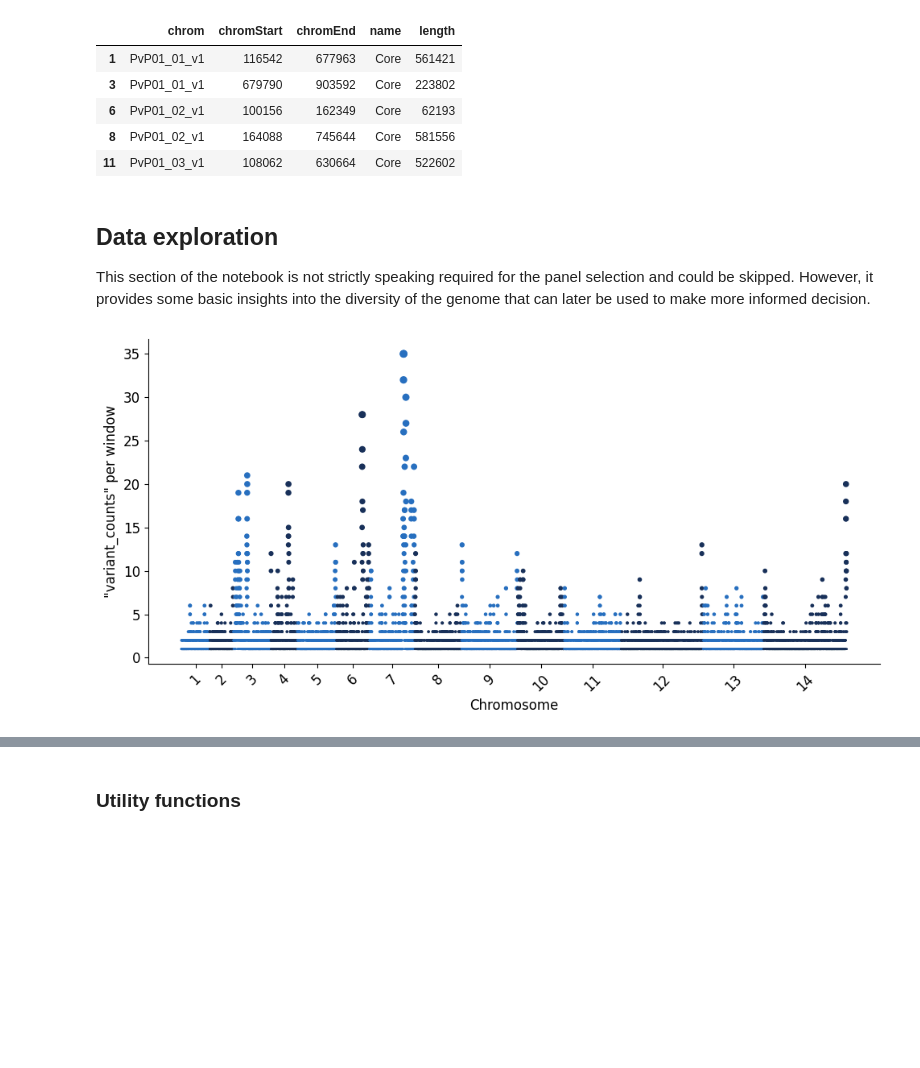
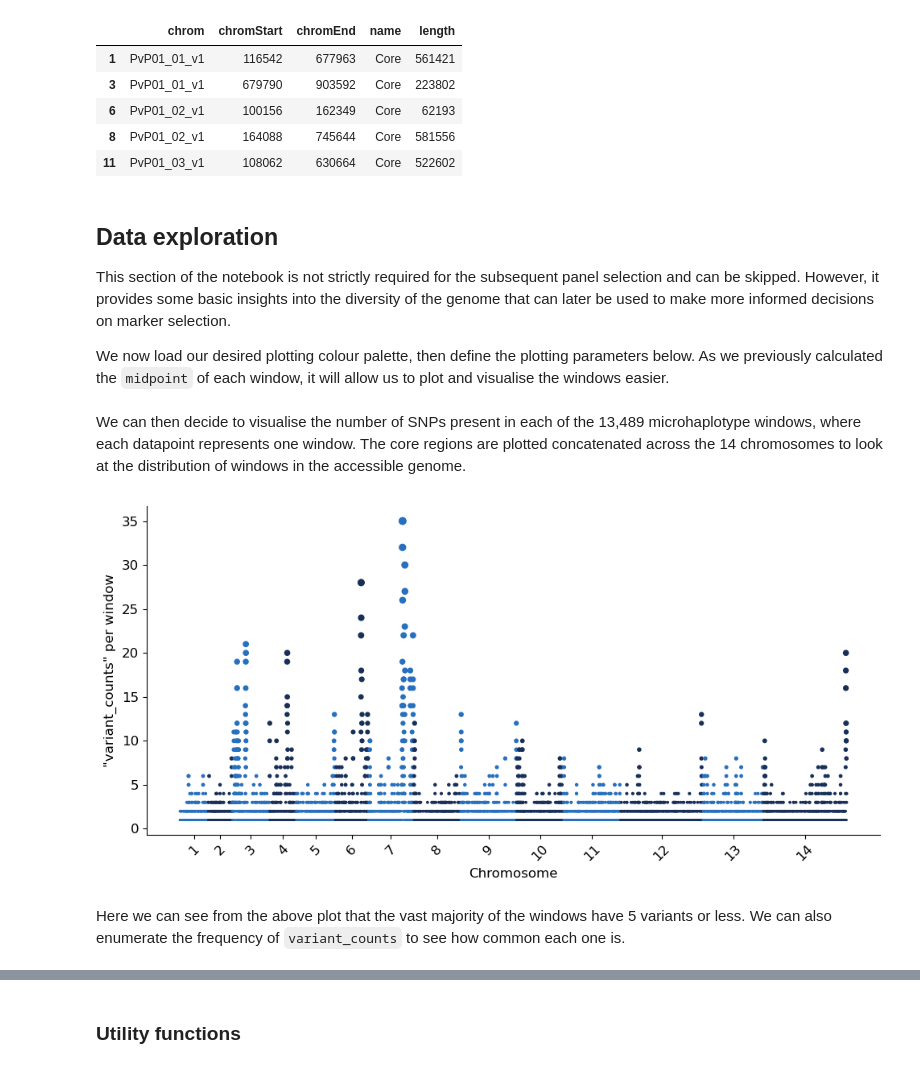
Before and after one commit to svsiegel/vivax-mhaps, a Jupyter notebook: notebooks/2_selection_from_microhaplotype_candidates.ipynb, the cells around one changed output, grey strips where cells are left out. Cells and saved outputs as stored; diff of their text form; code cells hidden in the pictures; blank space fills up the shorter version.

Commit message:
documents notebook 2

```diff
--- a/notebooks/2_selection_from_microhaplotype_candidates.ipynb
+++ b/notebooks/2_selection_from_microhaplotype_candidates.ipynb
@@ -78,7 +91,9 @@ pv_core.head()
 # %% [markdown]
 ## Data exploration
 
-This section of the notebook is not strictly speaking required for the panel selection and could be skipped. However, it provides some basic insights into the diversity of the genome that can later be used to make more informed decision.
+This section of the notebook is not strictly required for the subsequent panel selection and can be skipped. However, it provides some basic insights into the diversity of the genome that can later be used to make more informed decisions on marker selection.
+
+We now load our desired plotting colour palette, then define the plotting parameters below. As we previously calculated the `midpoint` of each window, it will allow us to plot and visualise the windows easier.
 # %%
 # Rich rainbow colour palette
 rainbow_palette = ['#C62828','#D81B60','#8E24AA','#5E35B1','#3949AB','#1E88E5','#039BE5',
@@ -118,8 +132,13 @@ def plot_man(df, column, maxy, palette=["#276FBF", "#183059"]):
     plt.xticks(ticks, np.arange(1, 15), rotation = 45)
 
     fig.tight_layout()
-# %%
-# Plot N Snps per microhaplotypes
-plot_man(windows_df, 'variant_counts',40)
-# %% [output]
-[figure, removed]
+# %% [markdown]
+We can then decide to visualise the number of SNPs present in each of the 13,489 microhaplotype windows, where each datapoint represents one window. The core regions are plotted concatenated across the 14 chromosomes to look at the distribution of windows in the accessible genome.
+# %%
+# Plot the number of SNPs per microhaplotype window
+plot_man(windows_df, 'variant_counts')
+# plot_man(windows_df, 'variant_counts', rainbow_palette) # for a more colorful version
+# %% [output]
+[figure, added]
+# %% [markdown]
+Here we can see from the above plot that the vast majority of the windows have 5 variants or less. We can also enumerate the frequency of `variant_counts` to see how common each one is.
```
Also changed, not shown: parts of 38 cells of this notebook.
